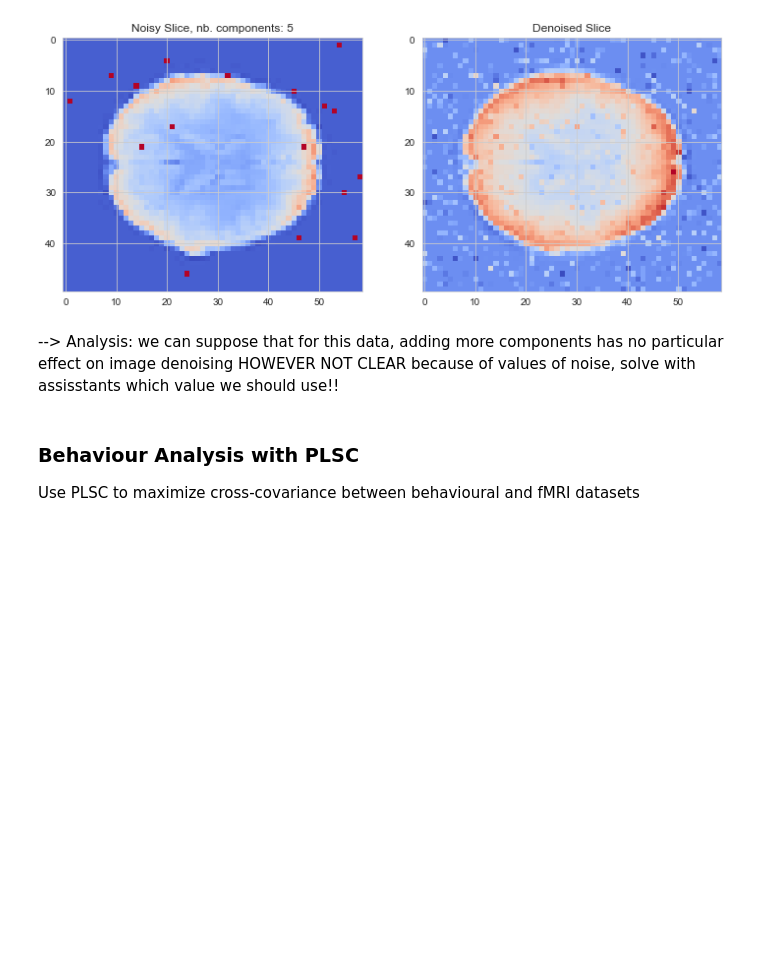
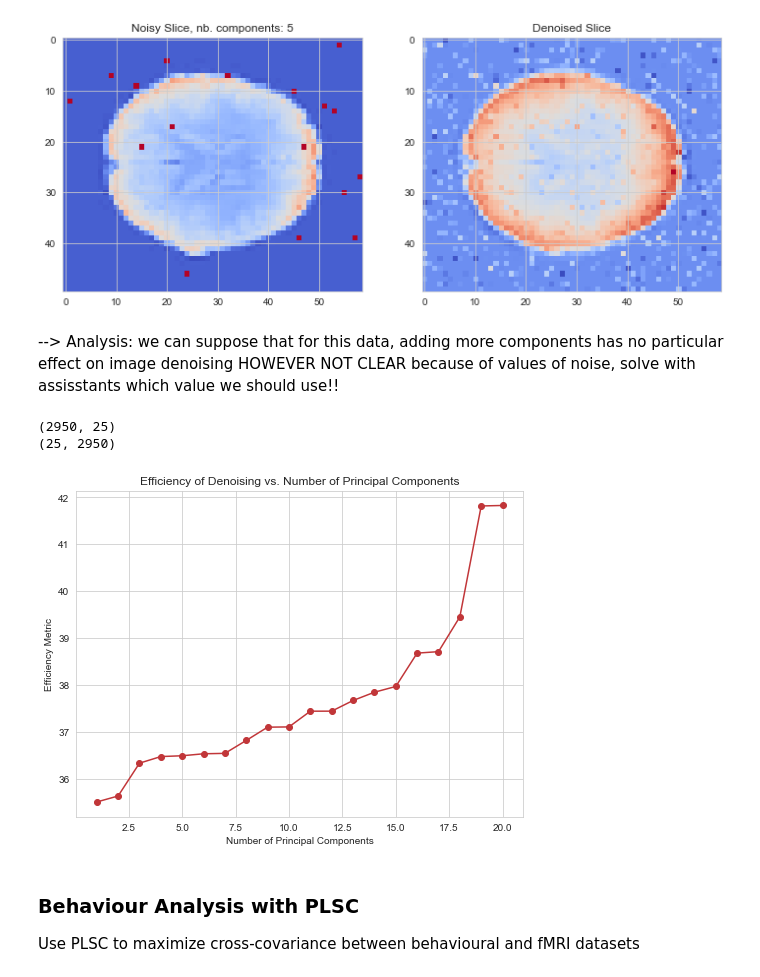
Before and after one commit to ludekcizinsky/fMRI-dimensionality-reduction, a Jupyter notebook: run.ipynb, the cells around one changed output. Cells and saved outputs as stored; diff of their text form; code cells hidden in the pictures; blank space fills up the shorter version.

Commit message:
added efficiency plot

```diff
--- a/run.ipynb
+++ b/run.ipynb
@@ -324,6 +324,46 @@ for n in n_components:
 # %% [markdown]
 --> Analysis: we can suppose that for this data, adding more components has no particular effect on image denoising
 HOWEVER NOT CLEAR because of values of noise, solve with assisstants which value we should use!!
+# %%
+print(noisy_arrays.shape)
+print(denoised_arrays.shape)
+# %% [output]
+(2950, 25)
+(25, 2950)
+# %%
+from skimage.metrics import peak_signal_noise_ratio
+
+
+
+# Define a range of components to test
+n_components = np.arange(1, 21)  # Adjust the range as needed
+efficiency_scores = []
+
+for n in n_components:
+    # Pick the principal components
+    princ_comp = U[:, :n]
+
+    # Project the noisy image data onto the selected principal components
+    space_vectors = np.dot(princ_comp.T, noisy_arrays.T)
+    denoised_arrays = np.dot(princ_comp, space_vectors)
+
+    # Calculate an efficiency score (e.g., signal-to-noise ratio or mean squared error)
+    # You can choose a relevant metric to measure the denoising efficiency
+    efficiency = peak_signal_noise_ratio(noisy_arrays[subj_i], denoised_arrays.T[subj_i], data_range=255)
+
+
+    efficiency_scores.append(efficiency)
+
+# Create a plot
+plt.figure(figsize=(8, 6))
+plt.plot(n_components, efficiency_scores, marker='o')
+plt.xlabel('Number of Principal Components')
+plt.ylabel('Efficiency Metric')
+plt.title('Efficiency of Denoising vs. Number of Principal Components')
+plt.grid(True)
+plt.show()
+# %% [output]
+[figure, added]
 # %% [markdown]
 ### Behaviour Analysis with PLSC
 Use PLSC to maximize cross-covariance between behavioural and fMRI datasets
```
Also changed, not shown: parts of 3 cells of this notebook.
